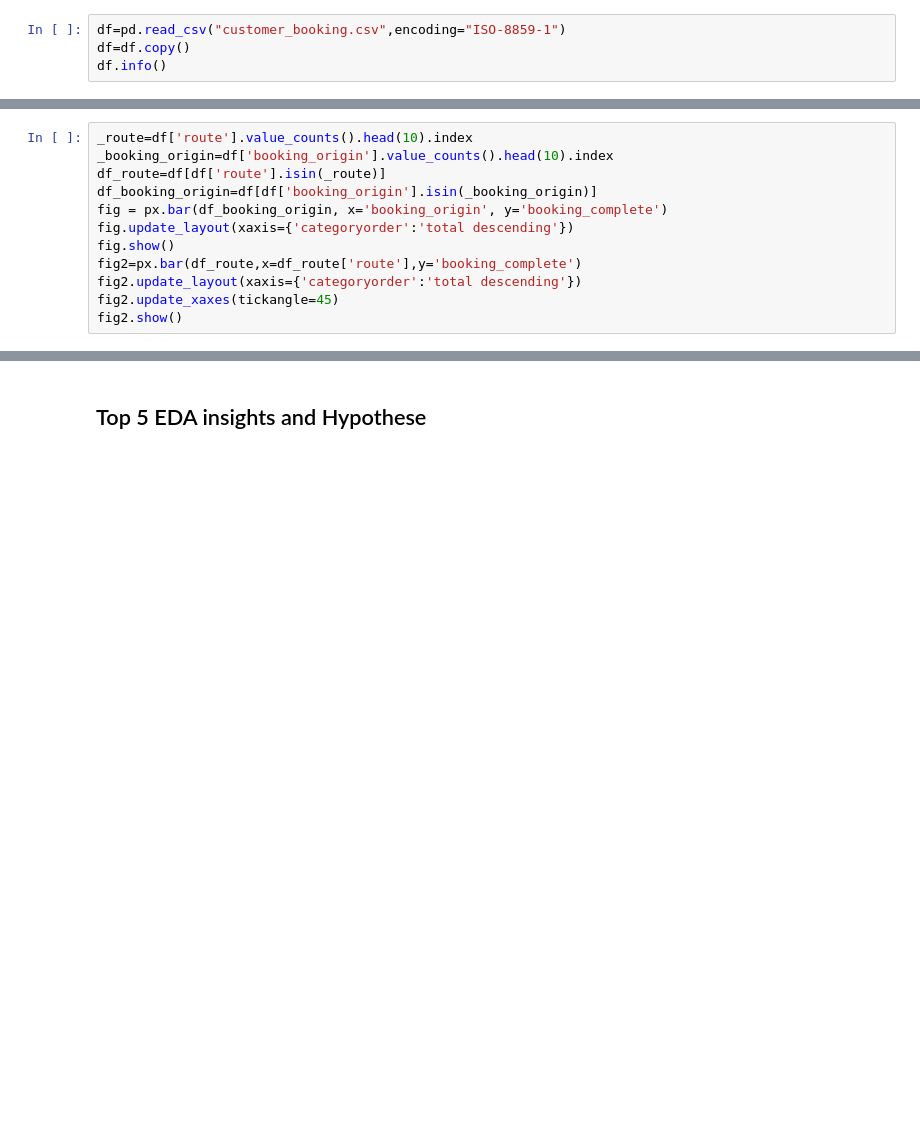
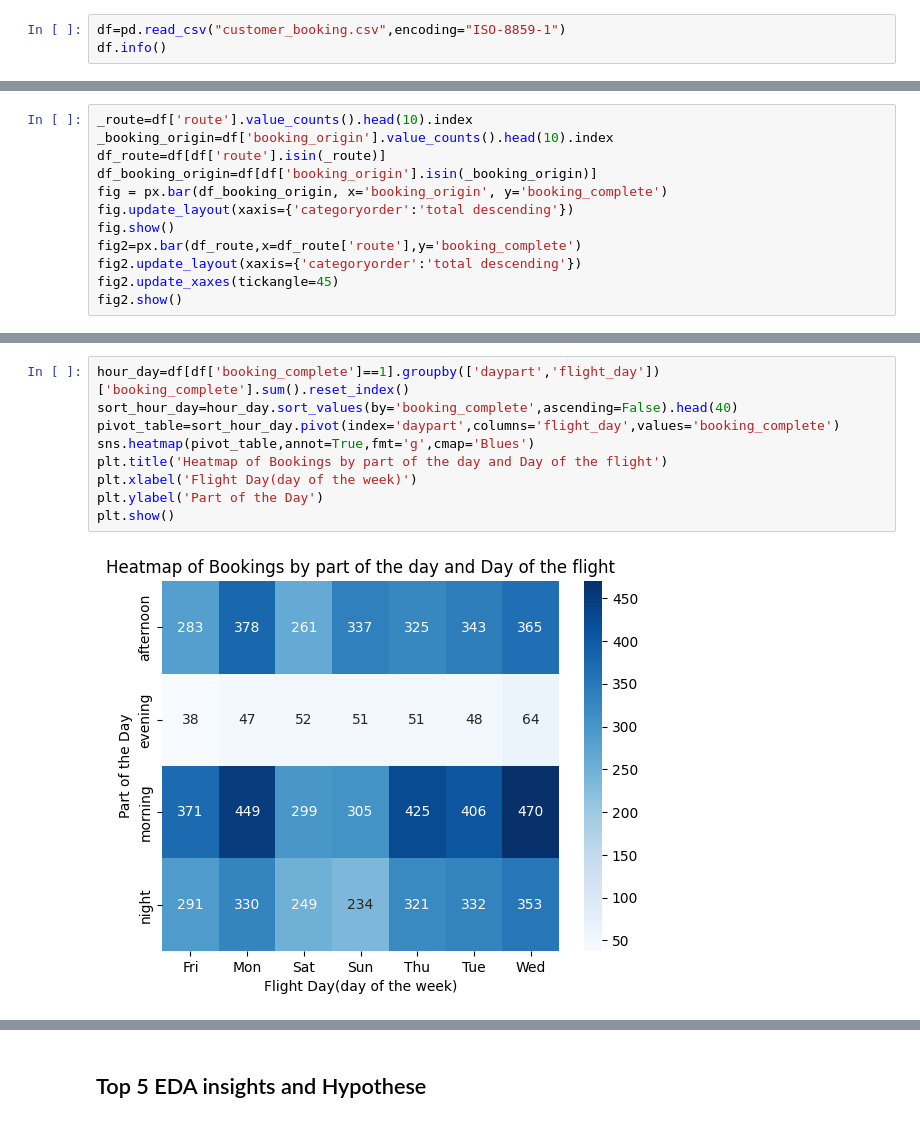
Before and after one commit to nickgeorgemathew/booking_analysis, a Jupyter notebook: notebooks/01_eda.ipynb, the cells around one changed output, grey strips where cells are left out. Drawn from its saved outputs; the diff is of its cells as text; blank space fills up the shorter version.

```diff
--- a/notebooks/01_eda.ipynb
+++ b/notebooks/01_eda.ipynb
@@ -35,7 +35,6 @@ import numpy as np
 import plotly.express as px
 # %%
 df=pd.read_csv("customer_booking.csv",encoding="ISO-8859-1")
-df=df.copy()
 df.info()
 # %% [output]
 <class 'pandas.core.frame.DataFrame'>
@@ -535,0 +498,11 @@ df columns: ['num_passengers', 'sales_channel', 'trip_type', 'purchase_lead', 'l
+# %%
+hour_day=df[df['booking_complete']==1].groupby(['daypart','flight_day'])['booking_complete'].sum().reset_index()
+sort_hour_day=hour_day.sort_values(by='booking_complete',ascending=False).head(40)
+pivot_table=sort_hour_day.pivot(index='daypart',columns='flight_day',values='booking_complete')
+sns.heatmap(pivot_table,annot=True,fmt='g',cmap='Blues')
+plt.title('Heatmap of Bookings by part of the day and Day of the flight')
+plt.xlabel('Flight Day(day of the week)')
+plt.ylabel('Part of the Day')
+plt.show()
+# %% [output]
+[figure, added]
```
Also changed, not shown: parts of 8 cells of this notebook, 1 other file.
